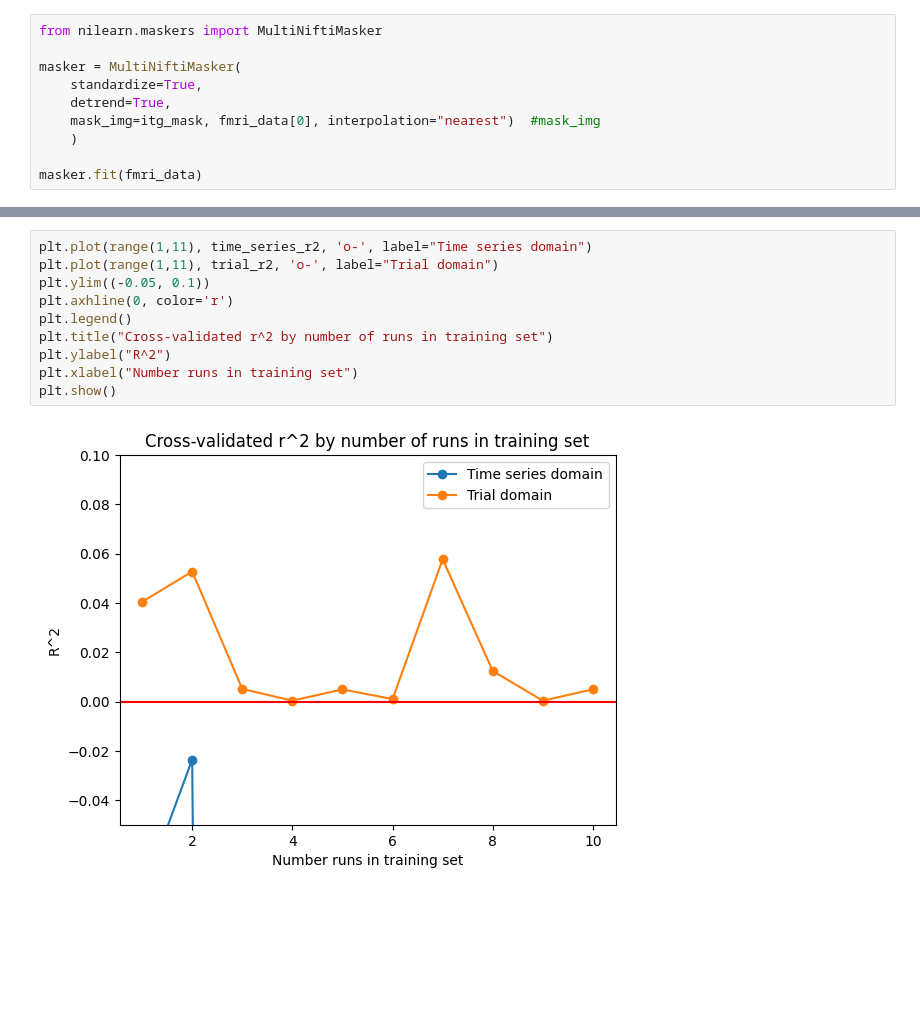
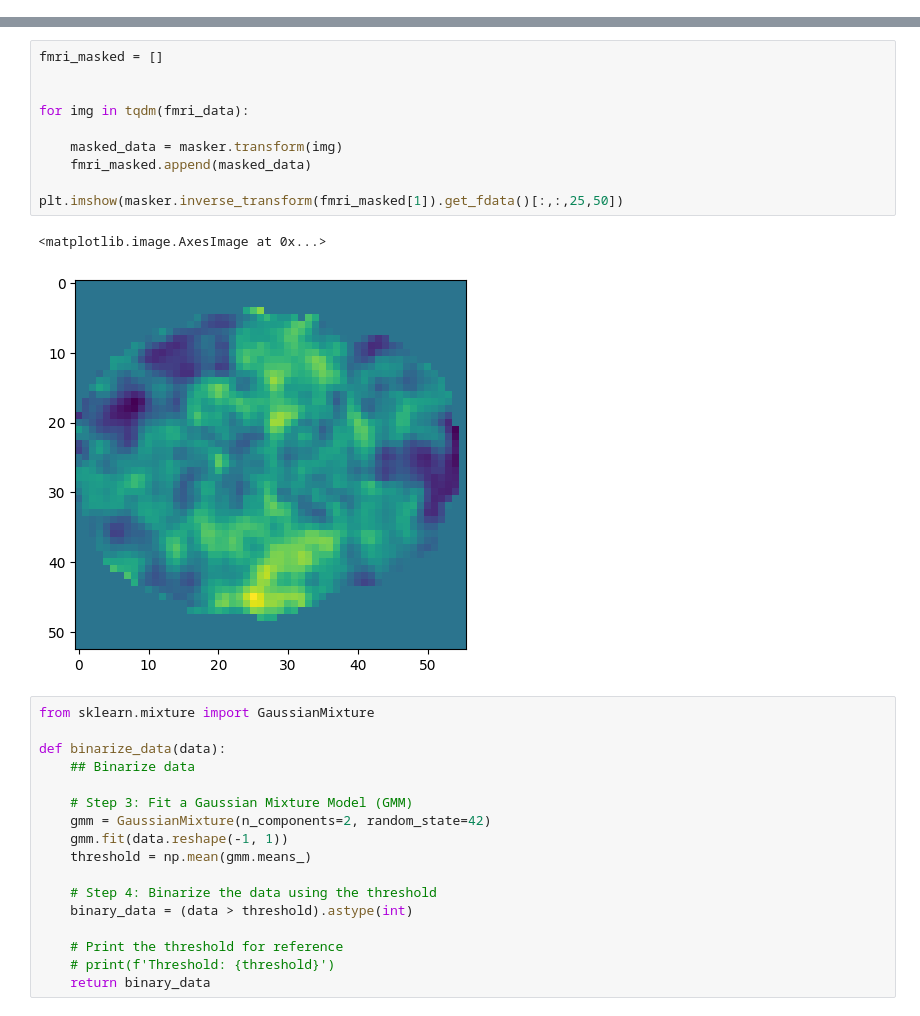
Before and after one commit to dariusvalevicius/decoder-construction, a Jupyter notebook: model.ipynb, the cells around one changed output, grey strips where cells are left out. Cells and saved outputs as stored; diff of their text form; blank space fills up the shorter version.

```diff
--- a/model.ipynb
+++ b/model.ipynb
@@ -125,10 +150,0 @@ itg_mask = image.math_img('img1 + img2 + img3', img1=itg_ant_mask, img2=itg_post
-# %%
-from nilearn.maskers import MultiNiftiMasker
-
-masker = MultiNiftiMasker(
-    standardize=True,
-    detrend=True,
-    mask_img=itg_mask, fmri_data[0], interpolation="nearest")  #mask_img
-    )
-
-masker.fit(fmri_data)
@@ -357,12 +151,30 @@ for i in range(len(fmri_data)-1):
-# %%
-plt.plot(range(1,11), time_series_r2, 'o-', label="Time series domain")
-plt.plot(range(1,11), trial_r2, 'o-', label="Trial domain")
-plt.ylim((-0.05, 0.1))
-plt.axhline(0, color='r')
-plt.legend()
-plt.title("Cross-validated r^2 by number of runs in training set")
-plt.ylabel("R^2")
-plt.xlabel("Number runs in training set")
-plt.show()
-# %% [output]
-[figure, removed]
+# %%
+fmri_masked = []
+
+
+for img in tqdm(fmri_data):
+
+    masked_data = masker.transform(img)
+    fmri_masked.append(masked_data)
+
+plt.imshow(masker.inverse_transform(fmri_masked[1]).get_fdata()[:,:,25,50])
+# %% [output]
+<matplotlib.image.AxesImage at 0x...>
+[figure, added]
+# %%
+from sklearn.mixture import GaussianMixture
+
+def binarize_data(data):
+    ## Binarize data
+
+    # Step 3: Fit a Gaussian Mixture Model (GMM)
+    gmm = GaussianMixture(n_components=2, random_state=42)
+    gmm.fit(data.reshape(-1, 1))
+    threshold = np.mean(gmm.means_)
+
+    # Step 4: Binarize the data using the threshold
+    binary_data = (data > threshold).astype(int)
+
+    # Print the threshold for reference
+    # print(f'Threshold: {threshold}')
+    return binary_data
```
Also changed, not shown: parts of 26 cells of this notebook, 12 other files.
